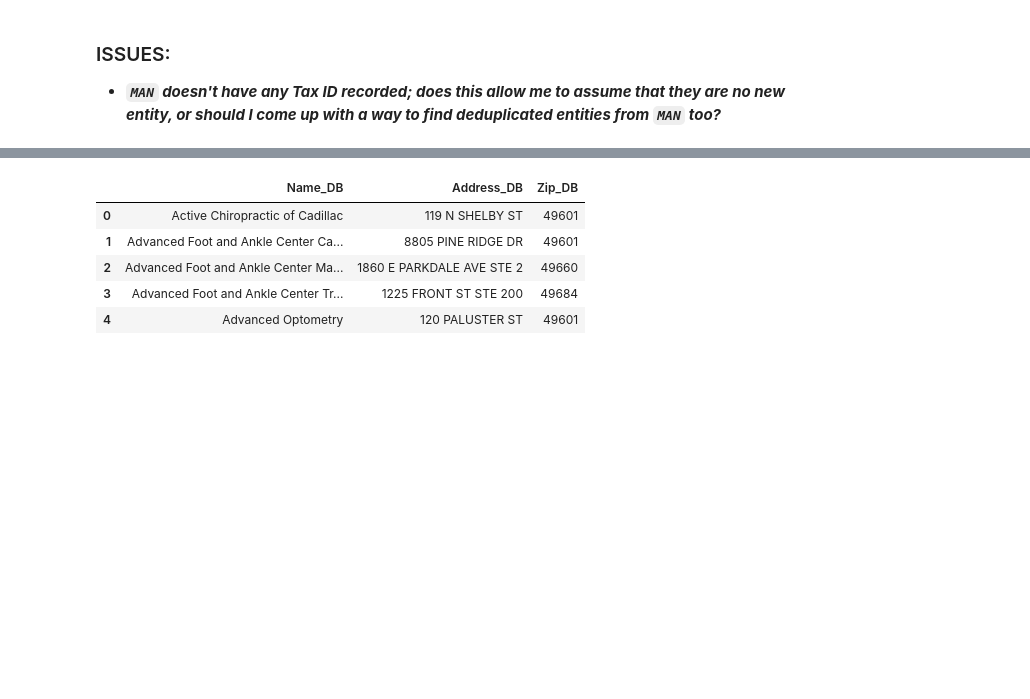
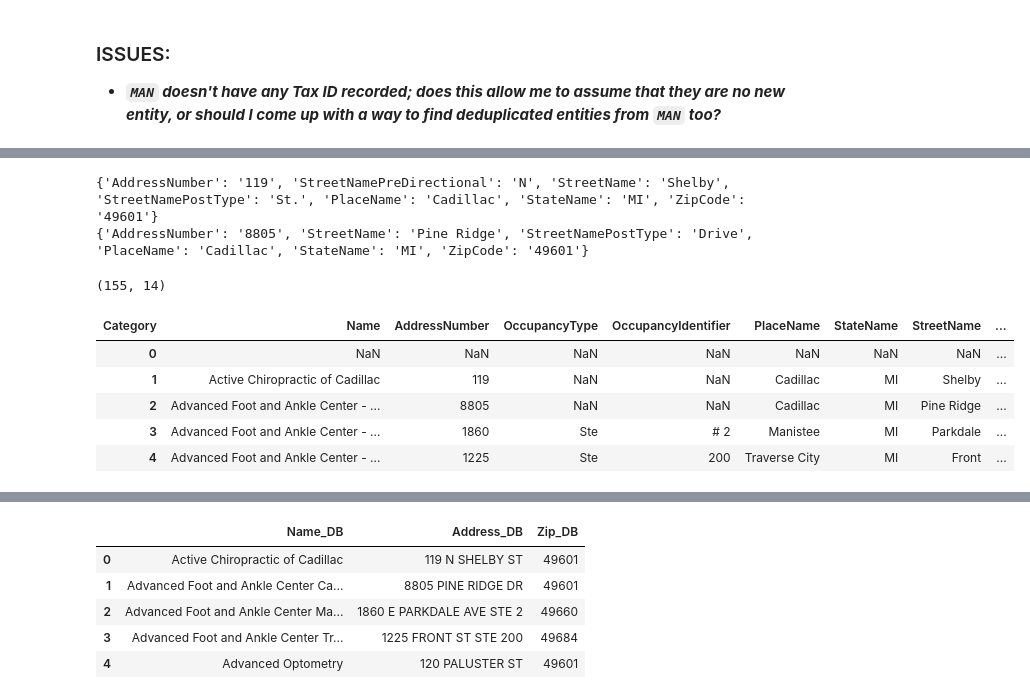
Before and after one commit to HyunminK/aiq, a Jupyter notebook: PHO Database Project.ipynb, the cells around one changed output, grey strips where cells are left out. Drawn from its saved outputs; the diff is of its cells as text; code cells hidden in the pictures; blank space fills up the shorter version.

```diff
--- a/PHO Database Project.ipynb
+++ b/PHO Database Project.ipynb
@@ -86,11 +112,12 @@ Similar to #1, but for entities...
 # %%
 # 1. rename columns in entities so that they match MMS
 colnames = {'Entity TIN': 'Tax ID'} # add more later
-entities = entities.rename(columns=colnames)
-entities = entities[['Entity Legal Name','Tax ID']]
+entities_db = entities_db.rename(columns=colnames)
+entities_db = entities_db[['Entity Legal Name','Tax ID']]
 # typecast to str so that we can join with MMS later
-entities['Tax ID'] = entities['Tax ID'].astype(str).str[0:9]
-entities.head()
+entities_db['Tax ID'] = entities_db['Tax ID'].astype(str).str[0:9]
+# a lil preview
+entities_db.head()
 # %% [output]
 |  | Entity Legal Name | Tax ID |
 | 0 | Active Chiropractic of Cadillac | 474680795 |
@@ -129,0 +187,59 @@ new_entities.to_csv('new_entities.csv',index=False)
+# %%
+#to print everything...
+#pd.set_option('display.max_columns', None)
+#pd.set_option('display.expand_frame_repr', False)
+#pd.set_option('max_colwidth', -1)
+
+# what does the parsed column look like?
+locations_parsed = locations_db["Physical Address"].map(usaddress.tag)
+print(dict(locations_parsed[0][0]))
+print(dict(locations_parsed[1][0]))
+# %% [output]
+{'AddressNumber': '119', 'StreetNamePreDirectional': 'N', 'StreetName': 'Shelby', 'StreetNamePostType': 'St.', 'PlaceName': 'Cadillac', 'StateName': 'MI', 'ZipCode': '49601'}
+{'AddressNumber': '8805', 'StreetName': 'Pine Ridge', 'StreetNamePostType': 'Drive', 'PlaceName': 'Cadillac', 'StateName': 'MI', 'ZipCode': '49601'}
+# %%
+# 1. Make df using `locations_db`
+
+# framework for final output
+db_df = pd.DataFrame(columns=['Category','Values'])
+categories = ['Name','AddressNumber','AddressNumberPrefix','AddressNumberSuffix','BuildingName',
+              'CornerOf','IntersectionSeparator','LandmarkName','NotAddress','OccupancyType','OccupancyIdentifier',
+              'PlaceName','Recipient','StateName','StreetName','StreetNamePreDirectional','StreetNamePreModifier',
+              'StreetNamePreType','StreetNamePostDirectional','StreetNamePostModifier','StreetNamePostType',
+              'SubaddressIdentifier','SubaddressType','USPSBoxGroupID','USPSBoxGroupType','USPSBoxID',
+              'USPSBoxType','ZipCode']
+db_df['Category'] = categories
+
+# make a df of address attributes and populate with whatever info we have
+for i in range(locations_parsed.size):
+    dic = dict(locations_parsed[i][0])
+    #print(dic)
+    ls = list(dic.items())
+    df = pd.DataFrame(ls,columns=['Category','Values'])
+    new_row = pd.DataFrame([['Name','{}'.format(locations_db.iloc[i][1])]],columns=['Category','Values'])
+    #print(new_row)
+    df = new_row.append(df).reset_index(drop = True)
+    #print(df)
+    db_df = db_df.merge(df, how='left',on='Category')
+    #print(final_df)
+
+
+# clean up
+db_df.set_index('Category',inplace=True)
+db_df.dropna(how='all',inplace=True)
+
+# 2. transpose db_df so that the columns are the attribute types and the indices are the practices
+db_df.columns = range(db_df.shape[1])
+db_df = db_df.T
+
+# lil preview
+print(db_df.shape)
+db_df.head()
+# %% [output]
+(155, 14)
+| Category | Name | AddressNumber | OccupancyType | OccupancyIdentifier | PlaceName | StateName | StreetName | ... |
+| 0 | NaN | NaN | NaN | NaN | NaN | NaN | NaN | ... |
+| 1 | Active Chiropractic of Cadillac | 119 | NaN | NaN | Cadillac | MI | Shelby | ... |
+| 2 | Advanced Foot and Ankle Center - ... | 8805 | NaN | NaN | Cadillac | MI | Pine Ridge | ... |
+| 3 | Advanced Foot and Ankle Center - ... | 1860 | Ste | # 2 | Manistee | MI | Parkdale | ... |
+| 4 | Advanced Foot and Ankle Center - ... | 1225 | Ste | 200 | Traverse City | MI | Front | ... |
```
Also changed, not shown: parts of 20 cells of this notebook.
